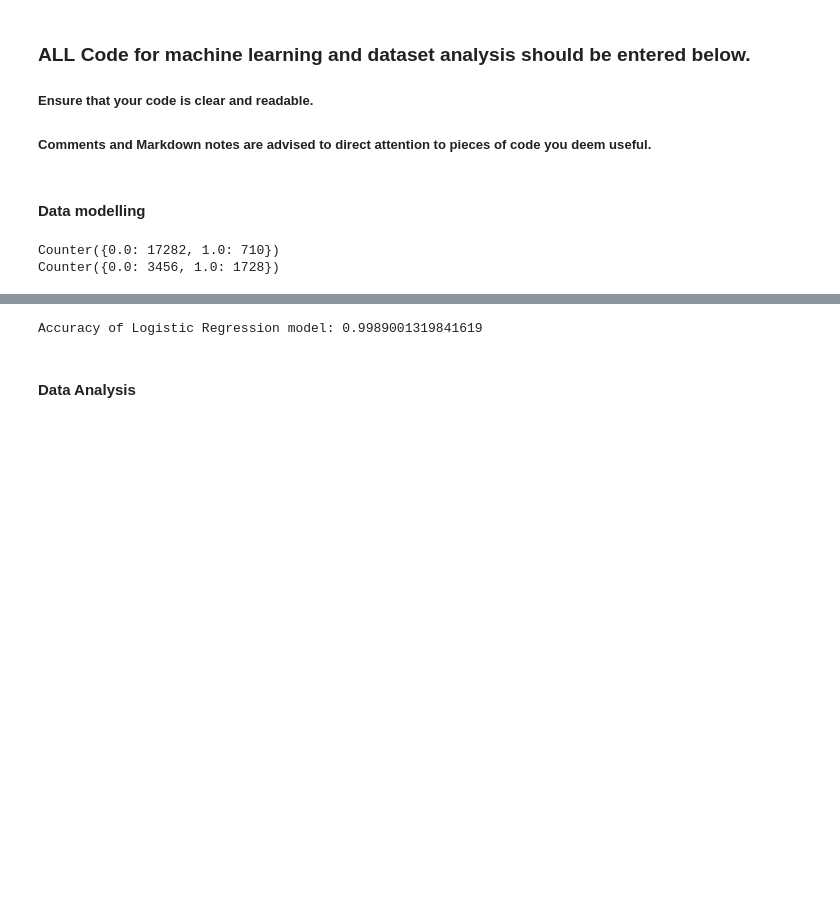
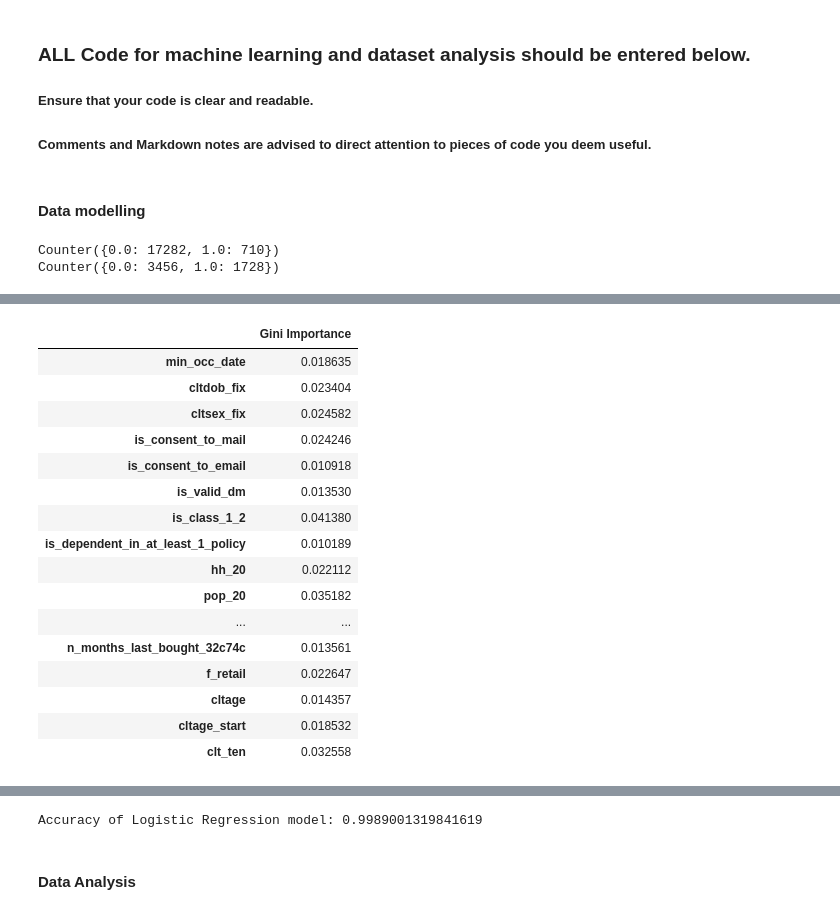
Before and after one commit to Happlesful/Datathon, a Jupyter notebook: NUS_DATATHON_SINGLIFE_192.ipynb, the cells around one changed output, grey strips where cells are left out. Drawn from its saved outputs; the diff is of its cells as text; code cells hidden in the pictures; blank space fills up the shorter version.

Commit message:
Some changes to submission file and saving of models

```diff
--- a/NUS_DATATHON_SINGLIFE_192.ipynb
+++ b/NUS_DATATHON_SINGLIFE_192.ipynb
@@ -267,0 +246,16 @@ Optimal number of features: 1
+# %%
+# Training on the Logistic Regession Model
+# logmodel = RFE_and_model_evaluation(LogisticRegression())
+# dectreemodel = RFE_and_model_evaluation(DecisionTreeClassifier())
+# randoforest = RFE_and_model_evaluation(RandomForestClassifier())
+
+logmodel_file = "logistic_regression_model.pkl"
+dectree_file = "decision_tree_classifier_model.pkl"
+randoforest_file = "random_forest_classifier_model.pkl"
+
+with open("logistic_regression_model.pkl" , 'rb') as file:
+    logmodel = pickle.load(file)
+with open("decision_tree_classifier_model.pkl", 'rb') as file:
+    dectreemodel = pickle.load(file)
+with open("random_forest_classifier_model.pkl", 'rb') as file:
+    randoforest = pickle.load(file)
@@ -288,0 +324,20 @@ Optimal number of features: 196
+# %%
+pd.DataFrame(dectreemodel.estimator_.feature_importances_, index = dectreemodel.get_feature_names_out(), columns = ["Gini Importance"])
+# %% [output]
+|  | Gini Importance |
+| min_occ_date | 0.018635 |
+| cltdob_fix | 0.023404 |
+| cltsex_fix | 0.024582 |
+| is_consent_to_mail | 0.024246 |
+| is_consent_to_email | 0.010918 |
+| is_valid_dm | 0.013530 |
+| is_class_1_2 | 0.041380 |
+| is_dependent_in_at_least_1_policy | 0.010189 |
+| hh_20 | 0.022112 |
+| pop_20 | 0.035182 |
+| ... | ... |
+| n_months_last_bought_32c74c | 0.013561 |
+| f_retail | 0.022647 |
+| cltage | 0.014357 |
+| cltage_start | 0.018532 |
+| clt_ten | 0.032558 |
```
Also changed, not shown: parts of 12 cells of this notebook, 3 other files.
